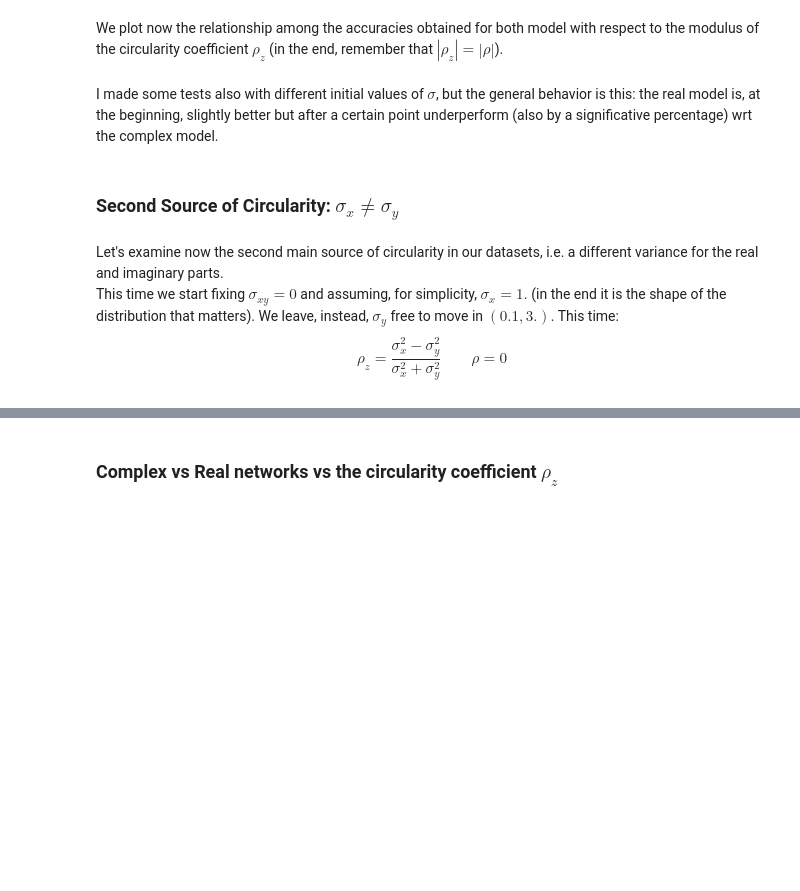
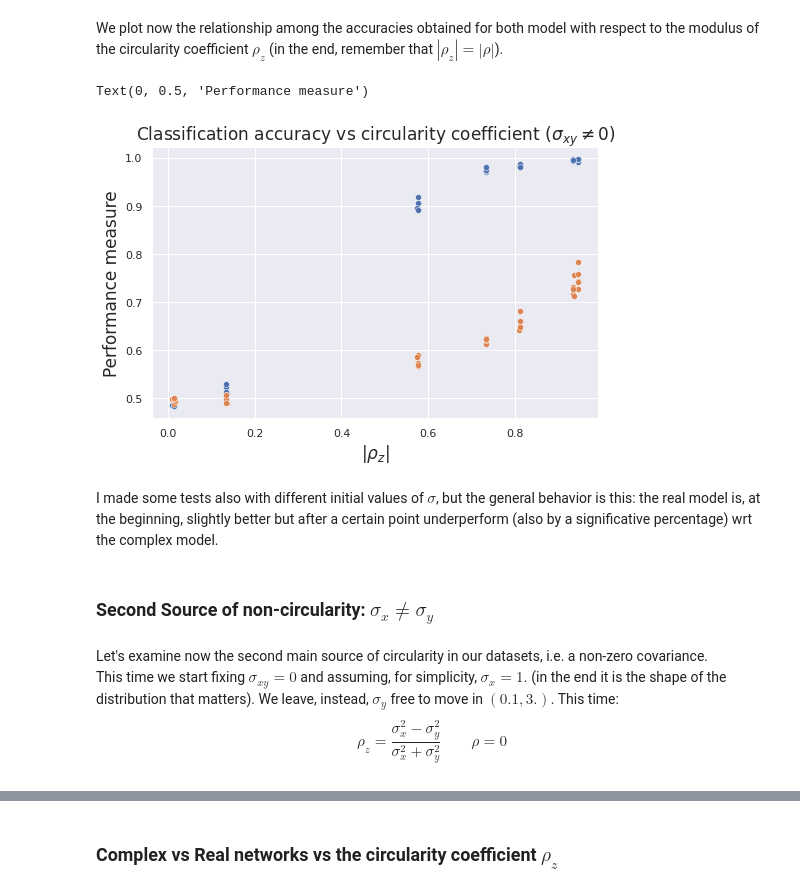
Before and after one commit to MattiaPujatti/complex-valued-deep-learning-for-condition-monitoring, a Jupyter notebook: Circularity_Measures.ipynb, the cells around one changed output, grey strips where cells are left out. Drawn from its saved outputs; the diff is of its cells as text; code cells hidden in the pictures; blank space fills up the shorter version.

```diff
--- a/Circularity_Measures.ipynb
+++ b/Circularity_Measures.ipynb
@@ -441,20 +498,30 @@ with open('notebook_results/source1_circ.pkl', 'rb') as f:
     source1_circ = pickle.load(f)
 # %% [markdown]
 We plot now the relationship among the accuracies obtained for both model with respect to the modulus of the circularity coefficient $\rho_z$ (in the end, remember that $|\rho_z|=|\rho|$).
+# %%
+# Apparently seaborn is not compatible with this option, so we need to disable it
+mpl.rcParams['text.usetex'] = False
 # %%
 source1_circ = pd.DataFrame(source1_circ)
 source1_circ['abs_rhoz'] = np.abs(source1_circ['rhoz'])
 
 fig, ax = plt.subplots(1, 1, figsize=(8,5))
 
 sns.scatterplot(x='abs_rhoz', y='cmplx_score', data=source1_circ, ax=ax)
 sns.scatterplot(x='abs_rhoz', y='real_score', data=source1_circ, ax=ax)
+
+ax.set_title(r'Classification accuracy vs circularity coefficient $(\sigma_{xy}\neq 0)$', fontsize=17)
+ax.set_xlabel(r'$|\rho_z|$', fontsize=17)
+ax.set_ylabel('Performance measure', fontsize=17)
+# %% [output]
+Text(0, 0.5, 'Performance measure')
+[figure, added]
 # %% [markdown]
 I made some tests also with different initial values of $\sigma$, but the general behavior is this: the real model is, at the beginning, slightly better but after a certain point underperform (also by a significative percentage) wrt the complex model.
 # %% [markdown]
-### Second Source of Circularity: $\sigma_{x}\neq\sigma_y$
+### Second Source of non-circularity: $\sigma_{x}\neq\sigma_y$
 # %% [markdown]
-Let's examine now the second main source of circularity in our datasets, i.e. a different variance for the real and imaginary parts. <br>
+Let's examine now the second main source of circularity in our datasets, i.e. a non-zero covariance. <br>
 This time we start fixing $\sigma_{xy}=0$ and assuming, for simplicity, $\sigma_x=1.$ (in the end it is the shape of the distribution that matters). We leave, instead, $\sigma_y$ free to move in $(0.1, 3.)$. This time:
 $$
 \rho_z = \frac{\sigma_x^2-\sigma_y^2}{\sigma_x^2+\sigma_y^2} \qquad \rho=0
```
Also changed, not shown: parts of 18 cells of this notebook, 36 other files.
